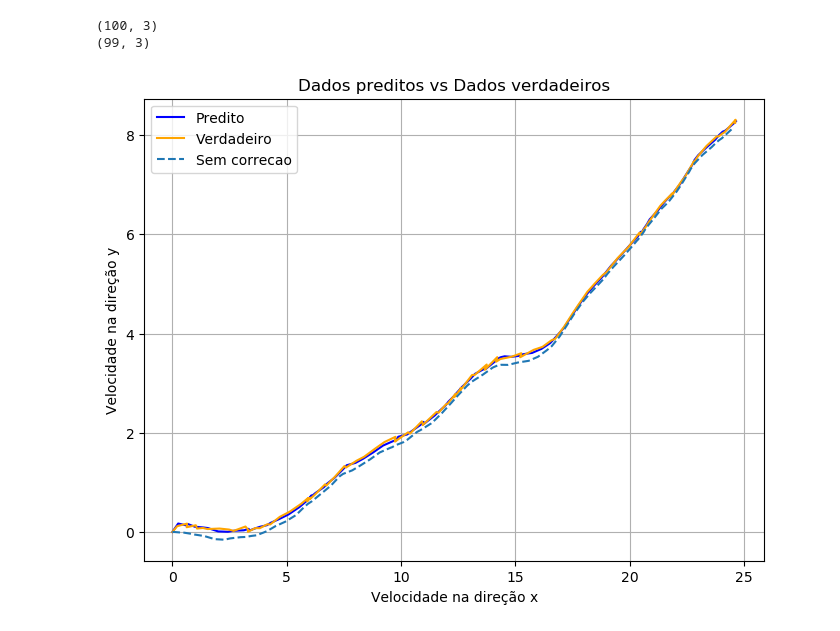
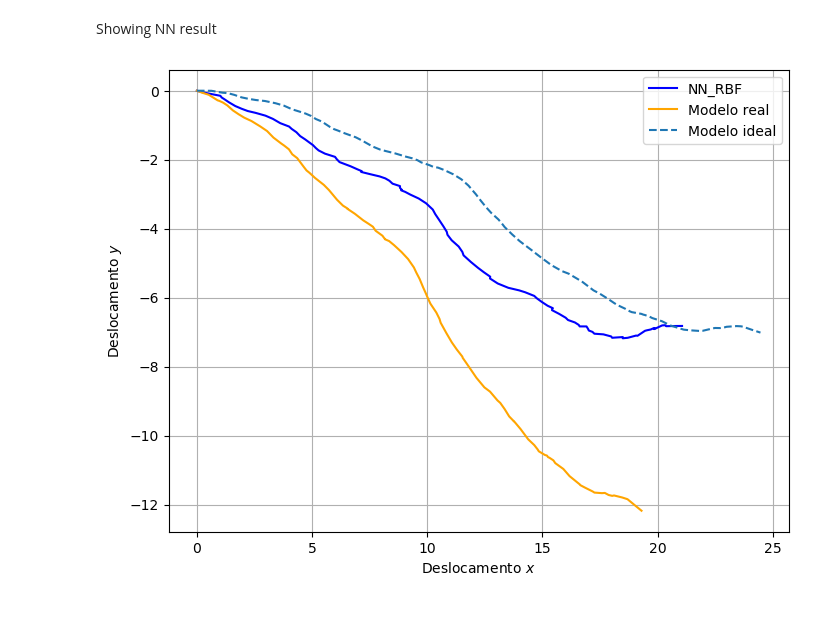
Before and after one commit to faffonso/LBMPC-PathTracking, a Jupyter notebook: Study-Algorithms/NN_RBF/example.ipynb, the cells around one changed output. Cells and saved outputs as stored; diff of their text form; code cells hidden in the pictures.

```diff
--- a/Study-Algorithms/NN_RBF/example.ipynb
+++ b/Study-Algorithms/NN_RBF/example.ipynb
@@ -90,7 +125,4 @@ torch.Size([119, 2])
 # %%
-# Define an RBF layer where the dimensionality of the input feature is 2,
-# the number of kernels is 3, and 2 output features
-
 # euclidean norm
 def euclidean_norm(x):
     return torch.norm(x, p=2, dim=-1)
@@ -101,7 +133,7 @@ def rbf_gaussian(x):
     return (-x.pow(2)).exp()
 
 rbf = RBFLayer(in_features_dim=2,
-               num_kernels=5,
+               num_kernels=3,
                out_features_dim=3,
                radial_function=rbf_gaussian,
                norm_function=euclidean_norm,
@@ -191,42 +227,35 @@ plt.show()
+# %% [markdown]
+Showing NN result
 # %%
 # Número de amostras
 N = 100
+np.set_printoptions(suppress=True, precision=2)
 
 # Gerando dados de entrada aleatórios U
 x0 = np.array([0.0, 0.0, 0.0])
 U = torch.rand(N-1, 2)
 U[:, 0] = U[:, 0] * 5.0  # Ajustando para o intervalo de 0 a 5
 U[:, 1] = (U[:, 1] - 0.5) * 3.0  # Ajustando para o intervalo de -1.5 a 1.5
 
 
-nominal_value = f(x0, U).T
+X = f(x0, U).T
+X_label = f_noisy(x0, U).T
+label = get_label(X, U).T
 
-nn_value = f(x0, U).T
+
 rbf_value = rbf(U).detach().numpy()
 
-print(nn_value.shape)
-print(rbf_value.shape)
-
-nn_value[1:] += rbf_value
-
-
-real_value = f(x0, U).T
-noisy_x = noisy(U)
-real_value[:, 0] += noisy_x
-real_value[:, 1] += noisy_x
+nn_value = f(x0, U, h_u=rbf_value).T
 
 plt.figure(figsize=(8, 6))
-plt.plot(nn_value[:, 0], nn_value[:, 1], 'b', label='Predito')
-plt.plot(real_value[:, 0], real_value[:, 1], 'orange', label='Verdadeiro')
-plt.plot(nominal_value[:, 0], nominal_value[:, 1], '--', label='Sem correcao')
+plt.plot(nn_value[:, 0], nn_value[:, 1], 'b', label='NN_RBF')
+plt.plot(X_label[:, 0], X_label[:, 1], 'orange', label='Modelo real')
+plt.plot(X[:, 0], X[:, 1], '--', label='Modelo ideal')
 
-plt.xlabel('Velocidade na direção x')
-plt.ylabel('Velocidade na direção y')
-plt.title('Dados preditos vs Dados verdadeiros')
+plt.xlabel('Deslocamento $x$')
+plt.ylabel('Deslocamento $y$')
 plt.legend()
 plt.grid(True)
 plt.show()
 # %% [output]
-(100, 3)
-(99, 3)
-[figure, old version]
+[figure, new version]
```
Also changed, not shown: parts of 16 cells of this notebook, 3 other files.
